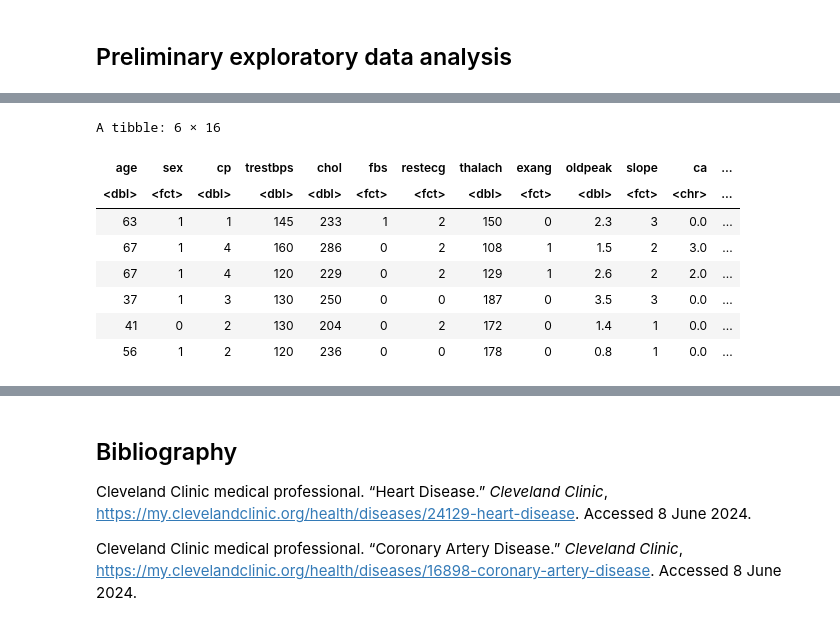
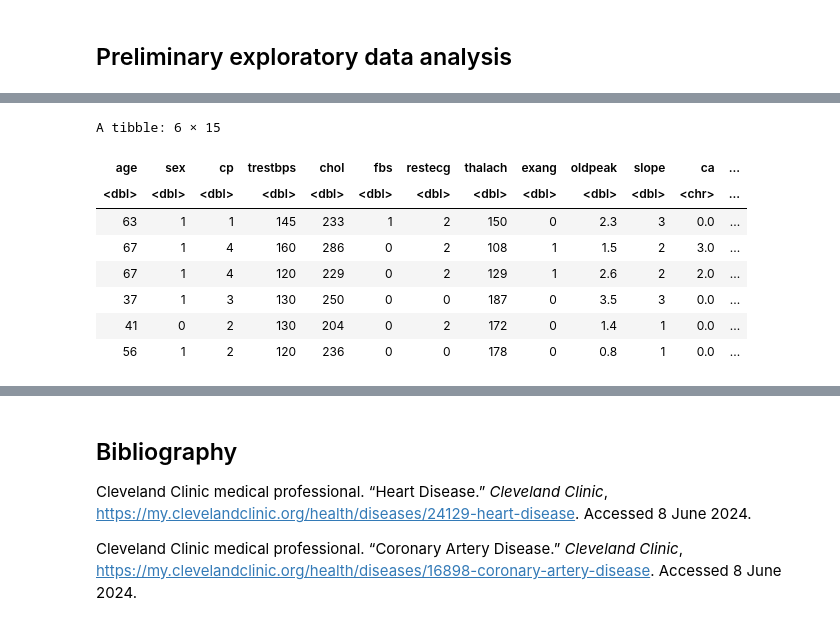
Before and after one commit to Alicele07/dsci-100-personal_project, a Jupyter notebook: project_proposal.ipynb, the cells around one changed output, grey strips where cells are left out. Drawn from its saved outputs; the diff is of its cells as text; code cells hidden in the pictures.

```diff
--- a/project_proposal.ipynb
+++ b/project_proposal.ipynb
@@ -40,10 +36,9 @@ Warning message:
 cleveland <- read_csv("data/heart_disease/processed.cleveland.data",
     col_names = c("age", "sex", "cp", "trestbps", "chol", "fbs", "restecg", "thalach", "exang", "oldpeak", "slope", "ca", "thal", "num"))
 
-#clean and wrangle data
-cleveland <- cleveland |> mutate(diag = num > 0, cp_letter = cp < 4, sex = as.factor(as.integer(sex)), fbs = as.factor(as.integer(fbs)), restecg = as.factor(as.integer(restecg)),
-                      exang = as.factor(as.integer(exang)), slope = as.factor(as.integer(slope)), thal = as.factor(as.integer(thal)))
-head(cleveland)
+#clean and wrangle
+cleveland_graph <- cleveland |> mutate(num_letter = num > 0)
+head(cleveland_graph)
 # %% [output]
 Rows: 303 Columns: 14
 ── Column specification ────────────────────────────────────────────────────────
@@ -61,6 +51,6 @@ Caused by warning in `is.factor()`:
-A tibble: 6 × 16
+A tibble: 6 × 15
 | age | sex | cp | trestbps | chol | fbs | restecg | thalach | exang | oldpeak | slope | ca | ... |
-| <dbl> | <fct> | <dbl> | <dbl> | <dbl> | <fct> | <fct> | <dbl> | <fct> | <dbl> | <fct> | <chr> | ... |
+| <dbl> | <dbl> | <dbl> | <dbl> | <dbl> | <dbl> | <dbl> | <dbl> | <dbl> | <dbl> | <dbl> | <chr> | ... |
 | 63 | 1 | 1 | 145 | 233 | 1 | 2 | 150 | 0 | 2.3 | 3 | 0.0 | ... |
 | 67 | 1 | 4 | 160 | 286 | 0 | 2 | 108 | 1 | 1.5 | 2 | 3.0 | ... |
 | 67 | 1 | 4 | 120 | 229 | 0 | 2 | 129 | 1 | 2.6 | 2 | 2.0 | ... |
```
Also changed, not shown: parts of 6 cells of this notebook.
